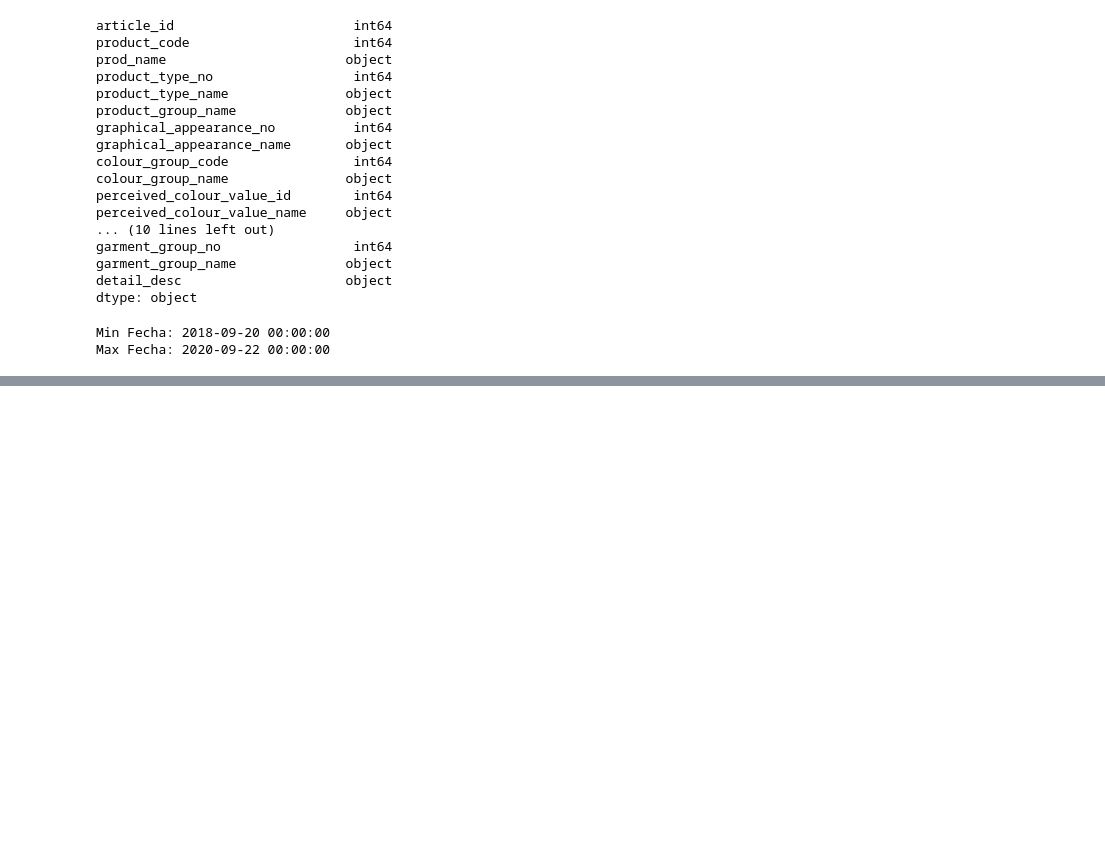
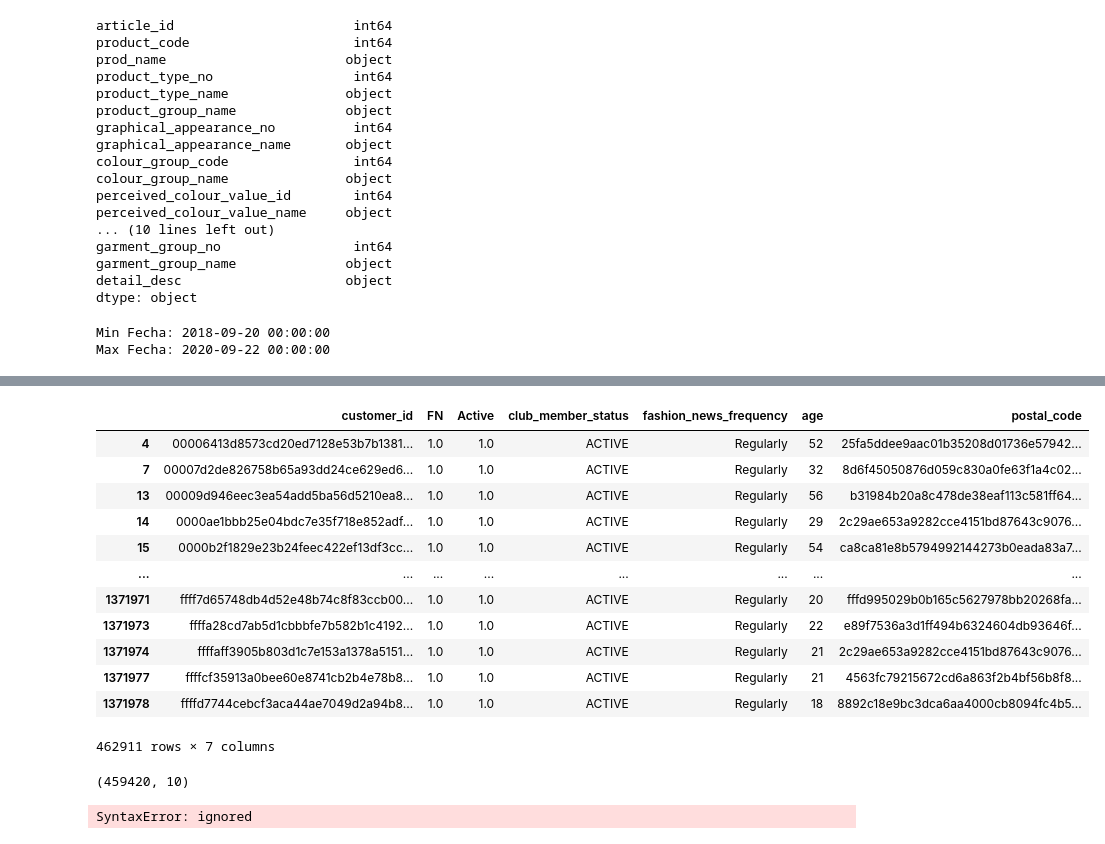
Before and after one commit to AndresPerelmuter/Customers-Segmentation---Clustering, a Jupyter notebook: Cluster_H&M.ipynb, the cells around one changed output, grey strips where cells are left out. Drawn from its saved outputs; the diff is of its cells as text; code cells hidden in the pictures; blank space fills up the shorter version.

```diff
--- a/Cluster_H&M.ipynb
+++ b/Cluster_H&M.ipynb
@@ -316,0 +329,26 @@ df
+# %%
+customers
+# %% [output]
+|  | customer_id | FN | Active | club_member_status | fashion_news_frequency | age | postal_code |
+| 4 | 00006413d8573cd20ed7128e53b7b1381... | 1.0 | 1.0 | ACTIVE | Regularly | 52 | 25fa5ddee9aac01b35208d01736e57942... |
+| 7 | 00007d2de826758b65a93dd24ce629ed6... | 1.0 | 1.0 | ACTIVE | Regularly | 32 | 8d6f45050876d059c830a0fe63f1a4c02... |
+| 13 | 00009d946eec3ea54add5ba56d5210ea8... | 1.0 | 1.0 | ACTIVE | Regularly | 56 | b31984b20a8c478de38eaf113c581ff64... |
+| 14 | 0000ae1bbb25e04bdc7e35f718e852adf... | 1.0 | 1.0 | ACTIVE | Regularly | 29 | 2c29ae653a9282cce4151bd87643c9076... |
+| 15 | 0000b2f1829e23b24feec422ef13df3cc... | 1.0 | 1.0 | ACTIVE | Regularly | 54 | ca8ca81e8b5794992144273b0eada83a7... |
+| ... | ... | ... | ... | ... | ... | ... | ... |
+| 1371971 | ffff7d65748db4d52e48b74c8f83ccb00... | 1.0 | 1.0 | ACTIVE | Regularly | 20 | fffd995029b0b165c5627978bb20268fa... |
+| 1371973 | ffffa28cd7ab5d1cbbbfe7b582b1c4192... | 1.0 | 1.0 | ACTIVE | Regularly | 22 | e89f7536a3d1ff494b6324604db93646f... |
+| 1371974 | ffffaff3905b803d1c7e153a1378a5151... | 1.0 | 1.0 | ACTIVE | Regularly | 21 | 2c29ae653a9282cce4151bd87643c9076... |
+| 1371977 | ffffcf35913a0bee60e8741cb2b4e78b8... | 1.0 | 1.0 | ACTIVE | Regularly | 21 | 4563fc79215672cd6a863f2b4bf56b8f8... |
+| 1371978 | ffffd7744cebcf3aca44ae7049d2a94b8... | 1.0 | 1.0 | ACTIVE | Regularly | 18 | 8892c18e9bc3dca6aa4000cb8094fc4b5... |
+462911 rows × 7 columns
+# %%
+df.head()
+# %% [output]
+(459420, 10)
+# %%
+#cols = (np.where((df.dtypes == np.int64) | (df.dtypes == np.float64)))
+#cols
+df.select_dtypes((include=np.number) | (include=np.int))
+# %% [output]
+SyntaxError: ignored
```
Also changed, not shown: parts of 13 cells of this notebook.
